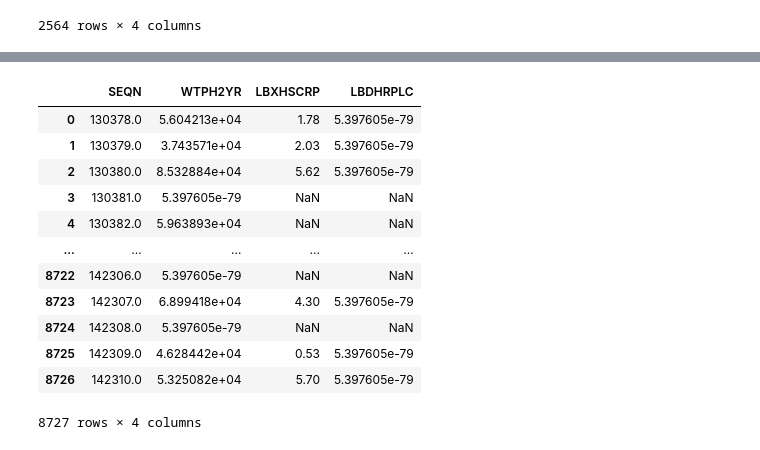
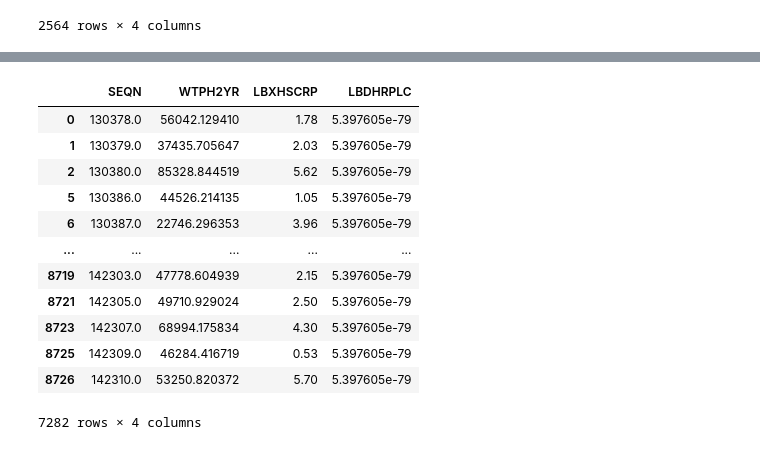
Before and after one commit to manaswithasunkara/Bias-mititgation-Healthcare-, a Jupyter notebook: Bias_Mitigation.ipynb, the cells around one changed output, grey strips where cells are left out. Cells and saved outputs as stored; diff of their text form; code cells hidden in the pictures.

```diff
--- a/Bias_Mitigation.ipynb
+++ b/Bias_Mitigation.ipynb
@@ -80,18 +86,19 @@ insurance_data
 # %%
 creactive_data= load_dataset("HSCRP_L.xpt")
+creactive_data= creactive_data.dropna()
 creactive_data
 # %% [output]
 |  | SEQN | WTPH2YR | LBXHSCRP | LBDHRPLC |
-| 0 | 130378.0 | 5.604213e+04 | 1.78 | 5.397605e-79 |
-| 1 | 130379.0 | 3.743571e+04 | 2.03 | 5.397605e-79 |
-| 2 | 130380.0 | 8.532884e+04 | 5.62 | 5.397605e-79 |
-| 3 | 130381.0 | 5.397605e-79 | NaN | NaN |
-| 4 | 130382.0 | 5.963893e+04 | NaN | NaN |
+| 0 | 130378.0 | 56042.129410 | 1.78 | 5.397605e-79 |
+| 1 | 130379.0 | 37435.705647 | 2.03 | 5.397605e-79 |
+| 2 | 130380.0 | 85328.844519 | 5.62 | 5.397605e-79 |
+| 5 | 130386.0 | 44526.214135 | 1.05 | 5.397605e-79 |
+| 6 | 130387.0 | 22746.296353 | 3.96 | 5.397605e-79 |
 | ... | ... | ... | ... | ... |
-| 8722 | 142306.0 | 5.397605e-79 | NaN | NaN |
-| 8723 | 142307.0 | 6.899418e+04 | 4.30 | 5.397605e-79 |
-| 8724 | 142308.0 | 5.397605e-79 | NaN | NaN |
-| 8725 | 142309.0 | 4.628442e+04 | 0.53 | 5.397605e-79 |
-| 8726 | 142310.0 | 5.325082e+04 | 5.70 | 5.397605e-79 |
+| 8719 | 142303.0 | 47778.604939 | 2.15 | 5.397605e-79 |
+| 8721 | 142305.0 | 49710.929024 | 2.50 | 5.397605e-79 |
+| 8723 | 142307.0 | 68994.175834 | 4.30 | 5.397605e-79 |
+| 8725 | 142309.0 | 46284.416719 | 0.53 | 5.397605e-79 |
+| 8726 | 142310.0 | 53250.820372 | 5.70 | 5.397605e-79 |
-8727 rows × 4 columns
+7282 rows × 4 columns
 # %%
```
Also changed, not shown: parts of 3 cells of this notebook.
